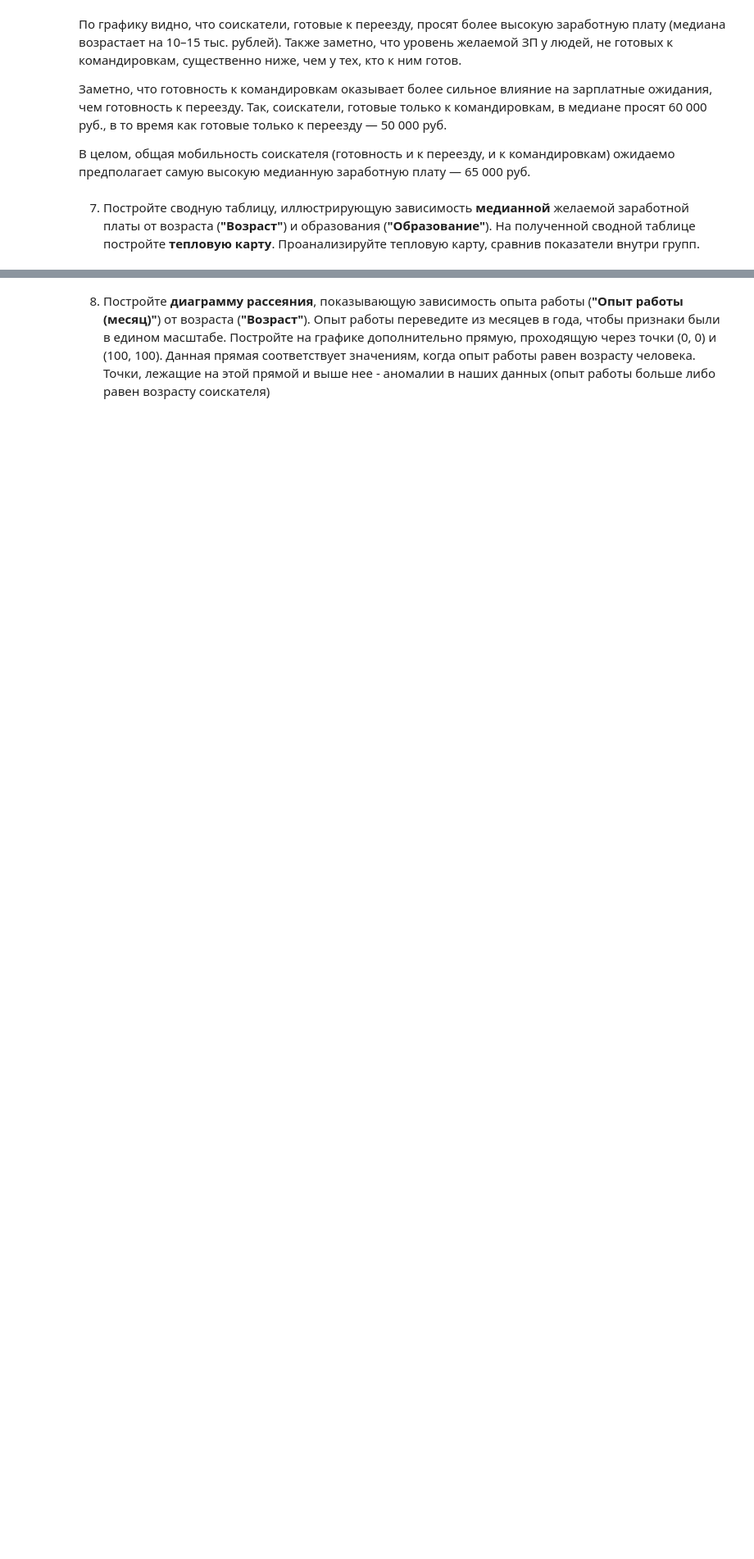
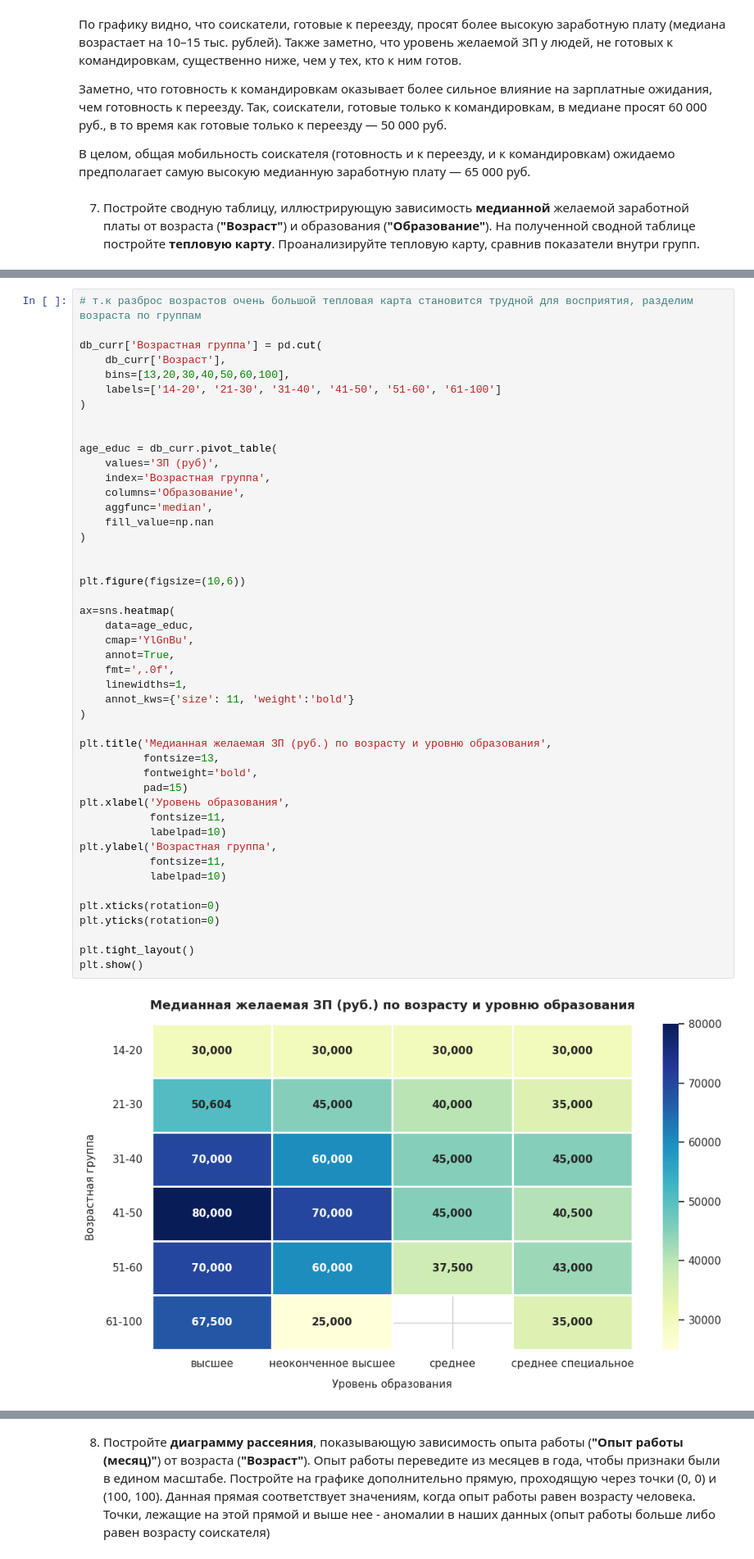
Before and after one commit to rostovcevartem209/hh_database, a Jupyter notebook: hh_database_project.ipynb, the cells around one changed output, grey strips where cells are left out. Shown at 82% size. Drawn from its saved outputs; the diff is of its cells as text; blank space fills up the shorter version.

```diff
--- a/hh_database_project.ipynb
+++ b/hh_database_project.ipynb
@@ -728,0 +725,48 @@ plt.show()
+# %%
+# т.к разброс возрастов очень большой тепловая карта становится трудной для восприятия, разделим возраста по группам
+
+db_curr['Возрастная группа'] = pd.cut(
+    db_curr['Возраст'],
+    bins=[13,20,30,40,50,60,100],
+    labels=['14-20', '21-30', '31-40', '41-50', '51-60', '61-100']
+)
+
+
+age_educ = db_curr.pivot_table(
+    values='ЗП (руб)',
+    index='Возрастная группа',
+    columns='Образование',
+    aggfunc='median',
+    fill_value=np.nan
+)
+
+
+plt.figure(figsize=(10,6))
+
+ax=sns.heatmap(
+    data=age_educ,
+    cmap='YlGnBu',
+    annot=True,
+    fmt=',.0f',
+    linewidths=1,
+    annot_kws={'size': 11, 'weight':'bold'}
+)
+
+plt.title('Медианная желаемая ЗП (руб.) по возрасту и уровню образования',
+          fontsize=13,
+          fontweight='bold',
+          pad=15)
+plt.xlabel('Уровень образования',
+           fontsize=11,
+           labelpad=10)
+plt.ylabel('Возрастная группа',
+           fontsize=11,
+           labelpad=10)
+
+plt.xticks(rotation=0)
+plt.yticks(rotation=0)
+
+plt.tight_layout()
+plt.show()
+# %% [output]
+[figure, added]
```
Also changed, not shown: parts of 10 cells of this notebook.
